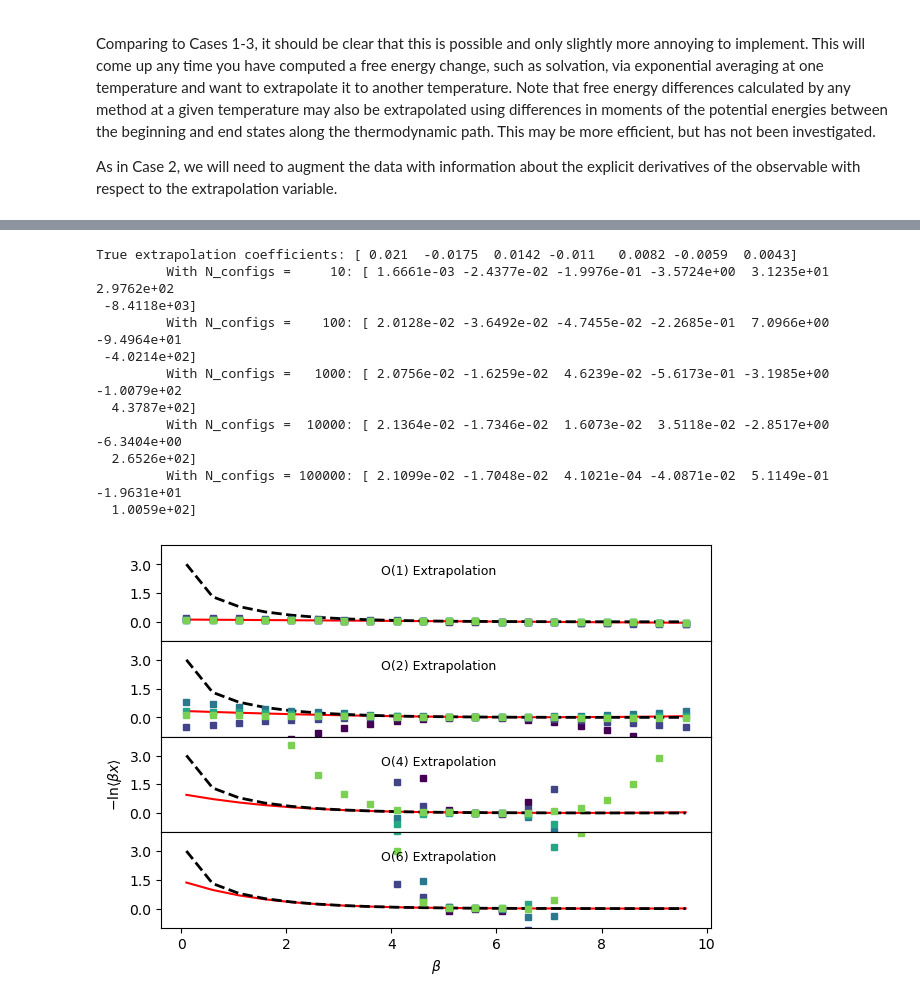
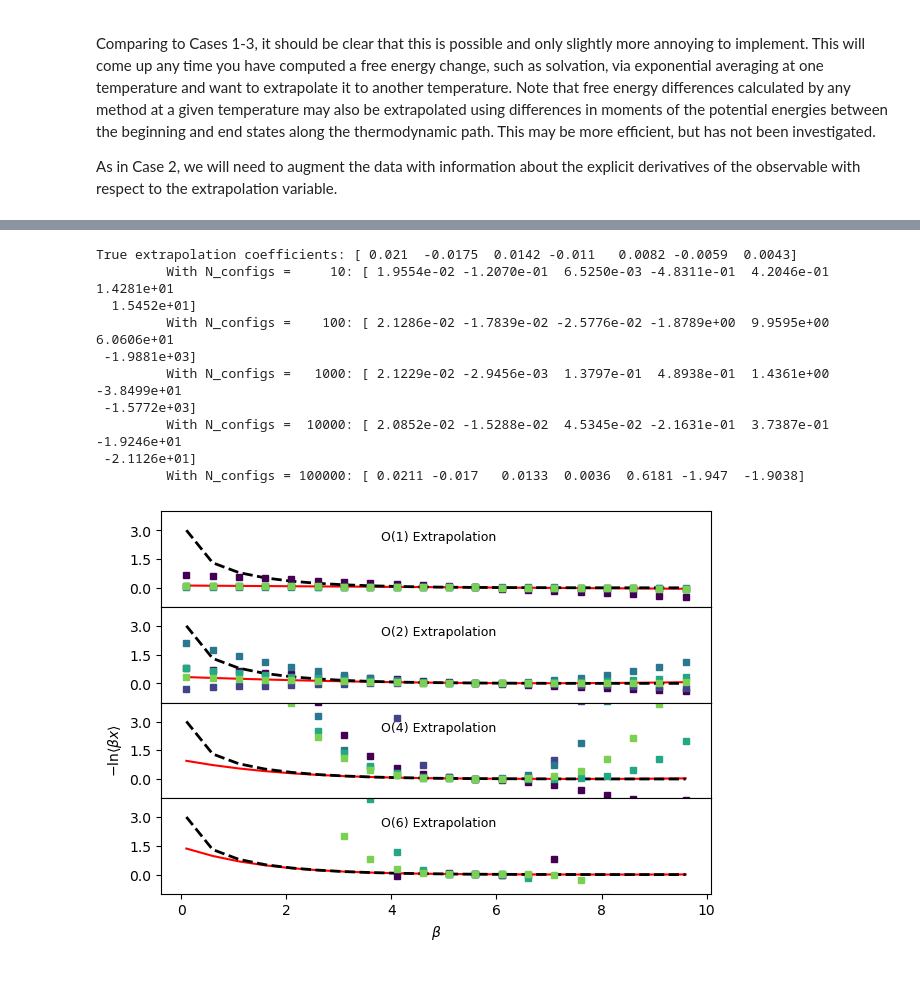
Before and after one commit to usnistgov/thermoextrap, a Jupyter notebook: examples/usage/basic/Temperature_Extrap_Case4.ipynb, the cells around one changed output, grey strips where cells are left out. Saved outputs shown, nothing was run; the diff lists cells and outputs as text; code cells hidden in the pictures.

```diff
--- a/examples/usage/basic/Temperature_Extrap_Case4.ipynb
+++ b/examples/usage/basic/Temperature_Extrap_Case4.ipynb
@@ -27,8 +26,13 @@ import matplotlib.pyplot as plt
 import numpy as np
 import xarray as xr
 
+import thermoextrap.random
+
 # Import idealgas module
 from thermoextrap import idealgas
+
+rng = thermoextrap.random.default_rng(seed=0)
+
 
 # Define test betas and reference beta
 betas = np.arange(0.1, 10.0, 0.5)
@@ -138,7 +141,7 @@ for j, o in enumerate(orders):
         print(f"True extrapolation coefficients: {trueDerivs}")
 
 for i, n in enumerate(nsampvals):
-    thisinds = np.random.choice(len(xdata), size=n, replace=False)
+    thisinds = rng.choice(len(xdata), size=n, replace=False)
 
     # Get parameters for extrapolation model with this data by training it - the parameters are the derivatives
     xem_log_dep = xtrap.beta.factory_extrapmodel(
@@ -160,41 +163,40 @@ for i, n in enumerate(nsampvals):
     for j, o in enumerate(orders):
         out.sel(order=o).plot(
             marker="s",
             ms=4,
             color=nsampcolors[i],
             ls="None",
             label=f"N={n}",
             ax=ax[j],
         )
 
 ax[2].set_ylabel(r"$-\mathrm{ln} \langle \beta x \rangle$")
 ax[-1].set_xlabel(r"$\beta$")
 
 for j, o in enumerate(orders):
     ax[j].annotate(
         "O(%i) Extrapolation" % (o), xy=(0.4, 0.7), xycoords="axes fraction", fontsize=9
     )
 
 ax[0].set_ylim((-1.0, 4.0))
 ax[-1].yaxis.set_major_locator(mpl.ticker.MaxNLocator(nbins=4, prune="both"))
 
 fig.tight_layout()
 fig.subplots_adjust(hspace=0.0)
 
 for a in ax:
     a.set_title(None)
 
 plt.show()
 # %% [output]
 True extrapolation coefficients: [ 0.021  -0.0175  0.0142 -0.011   0.0082 -0.0059  0.0043]
-         With N_configs =     10: [ 1.6661e-03 -2.4377e-02 -1.9976e-01 -3.5724e+00  3.1235e+01  2.9762e+02
- -8.4118e+03]
-         With N_configs =    100: [ 2.0128e-02 -3.6492e-02 -4.7455e-02 -2.2685e-01  7.0966e+00 -9.4964e+01
- -4.0214e+02]
-         With N_configs =   1000: [ 2.0756e-02 -1.6259e-02  4.6239e-02 -5.6173e-01 -3.1985e+00 -1.0079e+02
-  4.3787e+02]
-         With N_configs =  10000: [ 2.1364e-02 -1.7346e-02  1.6073e-02  3.5118e-02 -2.8517e+00 -6.3404e+00
-  2.6526e+02]
-         With N_configs = 100000: [ 2.1099e-02 -1.7048e-02  4.1021e-04 -4.0871e-02  5.1149e-01 -1.9631e+01
-  1.0059e+02]
+         With N_configs =     10: [ 1.9554e-02 -1.2070e-01  6.5250e-03 -4.8311e-01  4.2046e-01  1.4281e+01
+  1.5452e+01]
+         With N_configs =    100: [ 2.1286e-02 -1.7839e-02 -2.5776e-02 -1.8789e+00  9.9595e+00  6.0606e+01
+ -1.9881e+03]
+         With N_configs =   1000: [ 2.1229e-02 -2.9456e-03  1.3797e-01  4.8938e-01  1.4361e+00 -3.8499e+01
+ -1.5772e+03]
+         With N_configs =  10000: [ 2.0852e-02 -1.5288e-02  4.5345e-02 -2.1631e-01  3.7387e-01 -1.9246e+01
+ -2.1126e+01]
+         With N_configs = 100000: [ 0.0211 -0.017   0.0133  0.0036  0.6181 -1.947  -1.9038]
-[figure, old version]
+[figure, new version]
```
Also changed, not shown: parts of 3 cells of this notebook, 33 other files.
